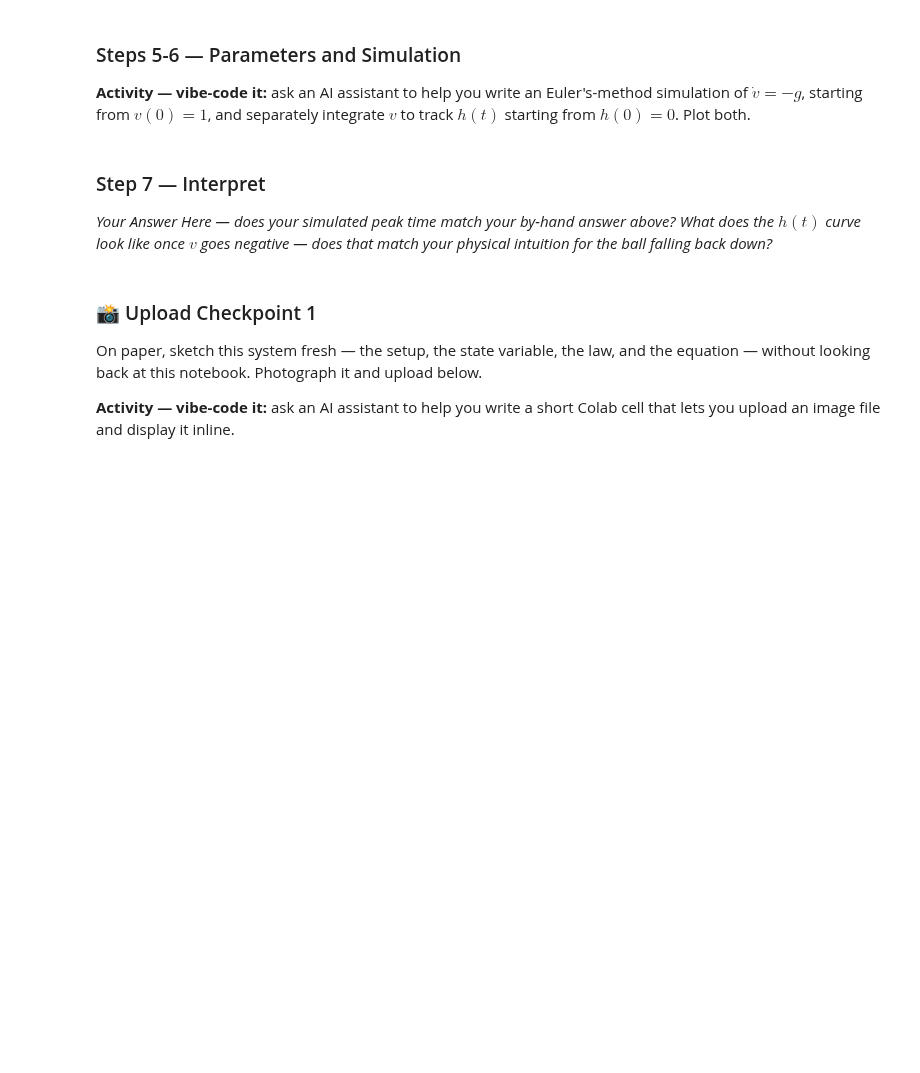
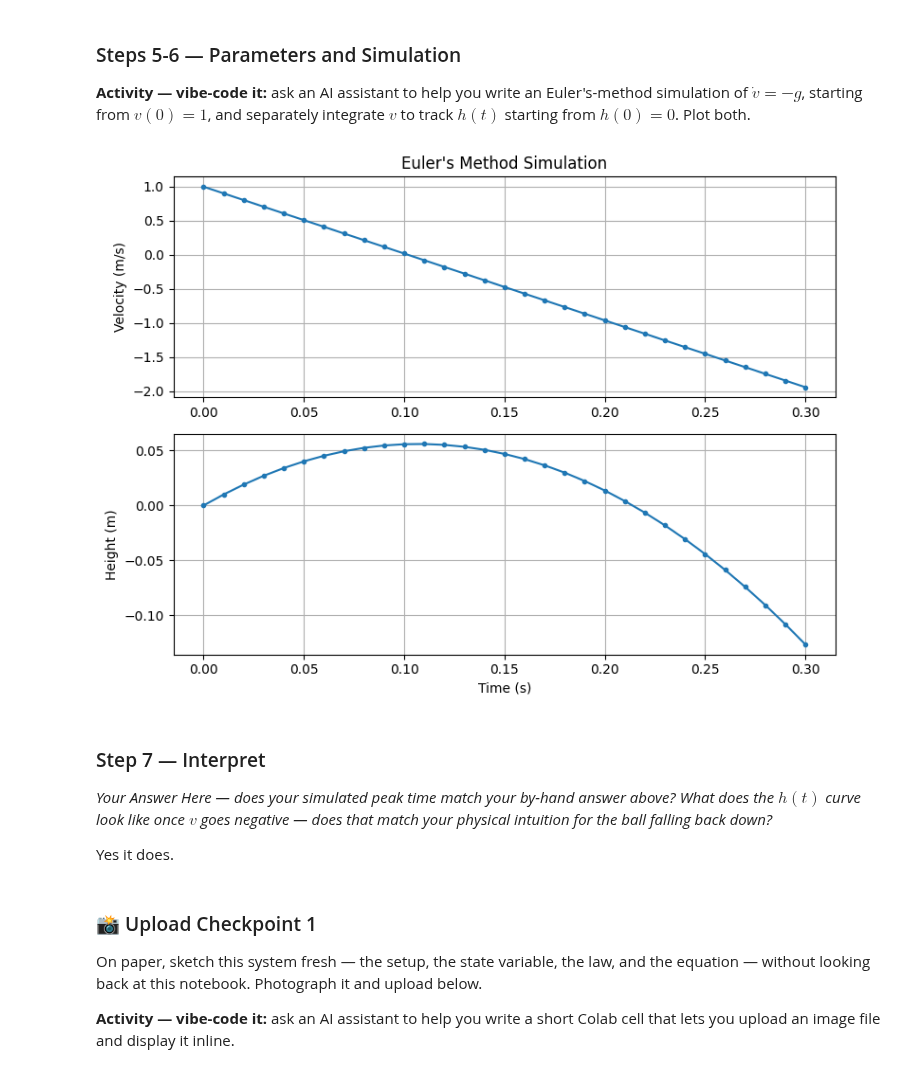
Before and after one commit to HnterWeitkamp/CS-4590, a Jupyter notebook: 3_1_FirstOrderSystems.ipynb, the cells around one changed output. Saved outputs shown, nothing was run; the diff lists cells and outputs as text; code cells hidden in the pictures; blank space fills up the shorter version.

```diff
--- a/3_1_FirstOrderSystems.ipynb
+++ b/3_1_FirstOrderSystems.ipynb
@@ -94,6 +101,53 @@ With $v(0) = \dot h(0) = 1$ m/s (thrown gently upward) and $g = 9.8$ m/s², solv
+# %%
+# Your vibe-coded ball-in-flight simulation here:
+import numpy as np
+import matplotlib.pyplot as plt
+
+# Parameters
+g = 9.81
+dt = 0.01
+t_end = 0.30
+
+# Time array
+t = np.arange(0, t_end + dt, dt)
+
+# Initialize arrays
+v = np.zeros(len(t))
+h = np.zeros(len(t))
+
+# Initial conditions
+v[0] = 1.0
+h[0] = 0.0
+
+# Euler's method
+for i in range(len(t) - 1):
+    v[i+1] = v[i] - g * dt
+    h[i+1] = h[i] + v[i] * dt
+
+# Plot velocity and height
+plt.figure(figsize=(8, 6))
+
+plt.subplot(2, 1, 1)
+plt.plot(t, v, 'o-', markersize=3)
+plt.ylabel("Velocity (m/s)")
+plt.title("Euler's Method Simulation")
+plt.grid()
+
+plt.subplot(2, 1, 2)
+plt.plot(t, h, 'o-', markersize=3)
+plt.xlabel("Time (s)")
+plt.ylabel("Height (m)")
+plt.grid()
+
+plt.tight_layout()
+plt.show()
+# %% [output]
+[figure, added]
 # %% [markdown]
 ### Step 7 — Interpret
 *Your Answer Here — does your simulated peak time match your by-hand answer above? What does the $h(t)$ curve look like once $v$ goes negative — does that match your physical intuition for the ball falling back down?*
+
+Yes it does.
 # %% [markdown]
 ### 📸 Upload Checkpoint 1
 On paper, sketch this system fresh — the setup, the state variable, the law, and the equation — without looking back at this notebook. Photograph it and upload below.
```
Also changed, not shown: parts of 4 cells of this notebook.
